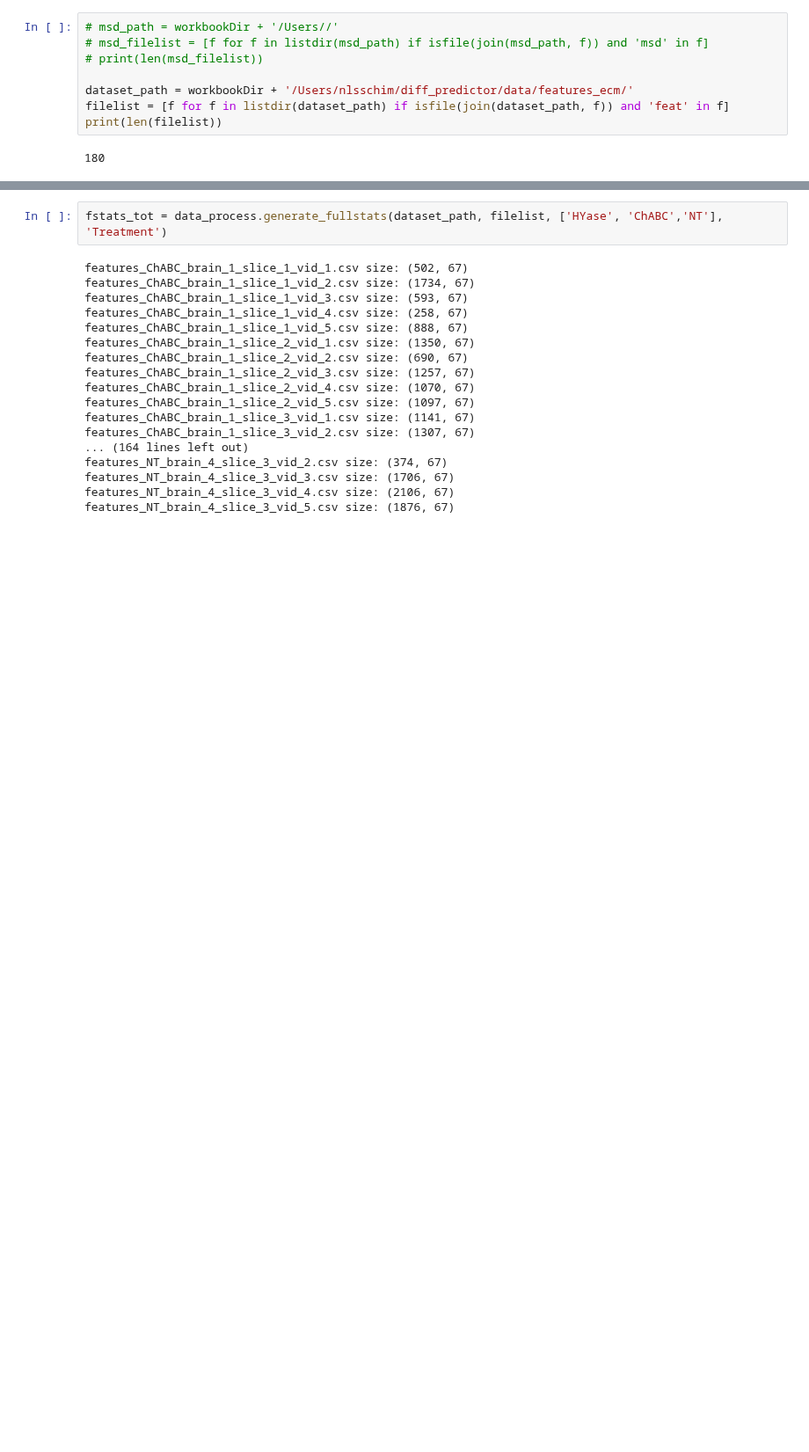
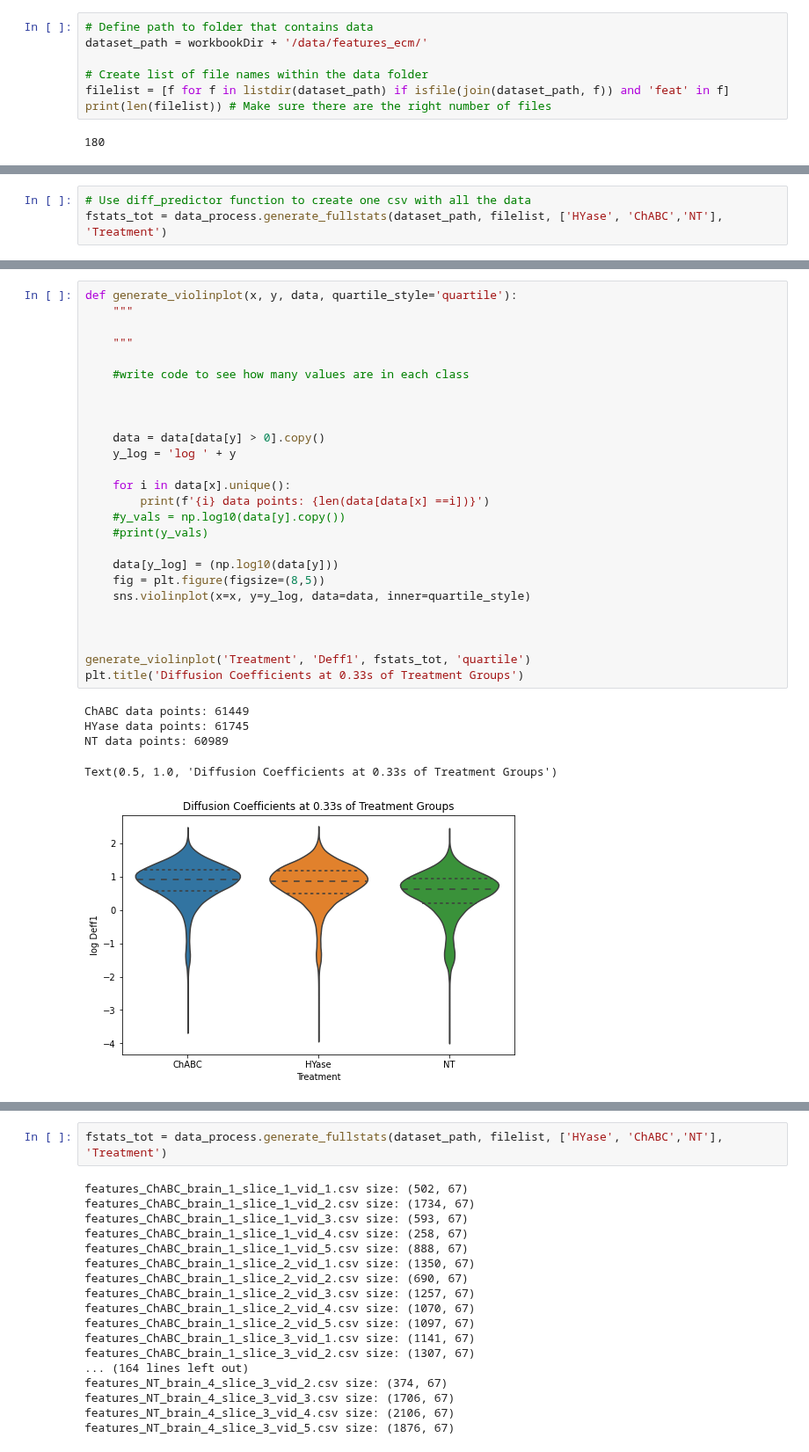
Before and after one commit to Nance-Lab/diff_predictor, a Jupyter notebook: notebooks/Deff_analysis.ipynb, the cells around one changed output, grey strips where cells are left out. Shown at 88% size. Saved outputs shown, nothing was run; the diff lists cells and outputs as text; blank space fills up the shorter version.

```diff
--- a/notebooks/Deff_analysis.ipynb
+++ b/notebooks/Deff_analysis.ipynb
@@ -29,10 +29,9 @@ Using current directory for loading data: /mnt/batch/tasks/shared/LS_root/mounts
 # %%
-# msd_path = workbookDir + '/Users//'
-# msd_filelist = [f for f in listdir(msd_path) if isfile(join(msd_path, f)) and 'msd' in f]
-# print(len(msd_filelist))
+# Define path to folder that contains data
+dataset_path = workbookDir + '/data/features_ecm/'
 
-dataset_path = workbookDir + '/Users/nlsschim/diff_predictor/data/features_ecm/'
+# Create list of file names within the data folder
 filelist = [f for f in listdir(dataset_path) if isfile(join(dataset_path, f)) and 'feat' in f]
-print(len(filelist))
+print(len(filelist)) # Make sure there are the right number of files
 # %% [output]
 180
@@ -55,0 +38,3 @@ print(len(filelist))
+# %%
+# Use diff_predictor function to create one csv with all the data
+fstats_tot = data_process.generate_fullstats(dataset_path, filelist, ['HYase', 'ChABC','NT'], 'Treatment')
@@ -55,0 +73,32 @@ print(len(filelist))
+# %%
+def generate_violinplot(x, y, data, quartile_style='quartile'):
+    """
+
+    """
+
+    #write code to see how many values are in each class
+
+
+
+    data = data[data[y] > 0].copy()
+    y_log = 'log ' + y
+
+    for i in data[x].unique():
+        print(f'{i} data points: {len(data[data[x] ==i])}')
+    #y_vals = np.log10(data[y].copy())
+    #print(y_vals)
+
+    data[y_log] = (np.log10(data[y]))
+    fig = plt.figure(figsize=(8,5))
+    sns.violinplot(x=x, y=y_log, data=data, inner=quartile_style)
+
+
+
+generate_violinplot('Treatment', 'Deff1', fstats_tot, 'quartile')
+plt.title('Diffusion Coefficients at 0.33s of Treatment Groups')
+# %% [output]
+ChABC data points: 61449
+HYase data points: 61745
+NT data points: 60989
+Text(0.5, 1.0, 'Diffusion Coefficients at 0.33s of Treatment Groups')
+[figure, added]
```
Also changed, not shown: parts of 17 cells of this notebook, 9 other files.
